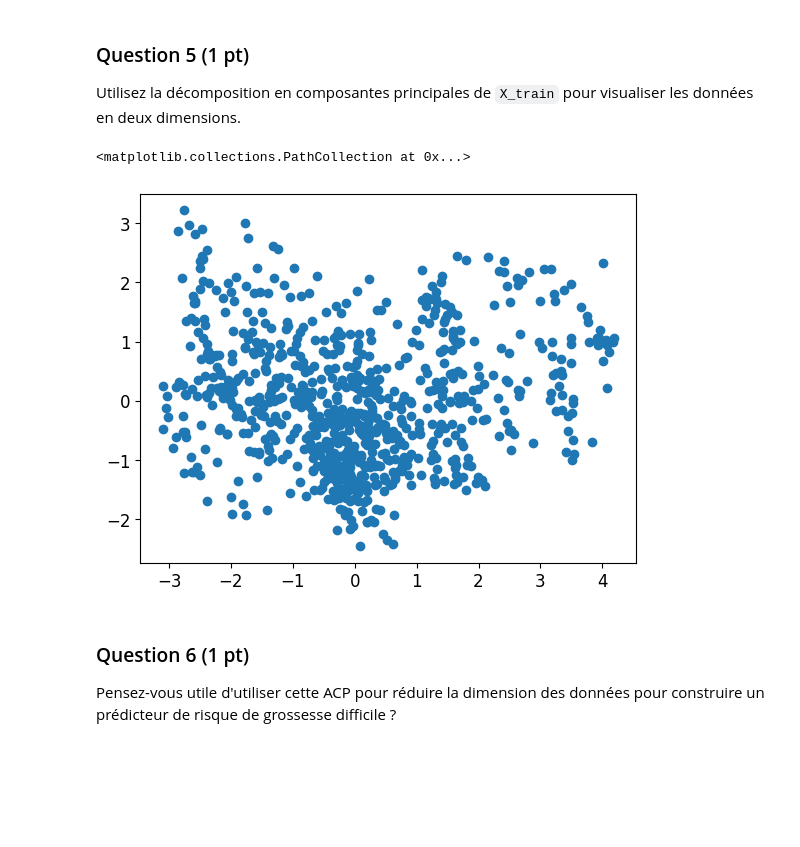
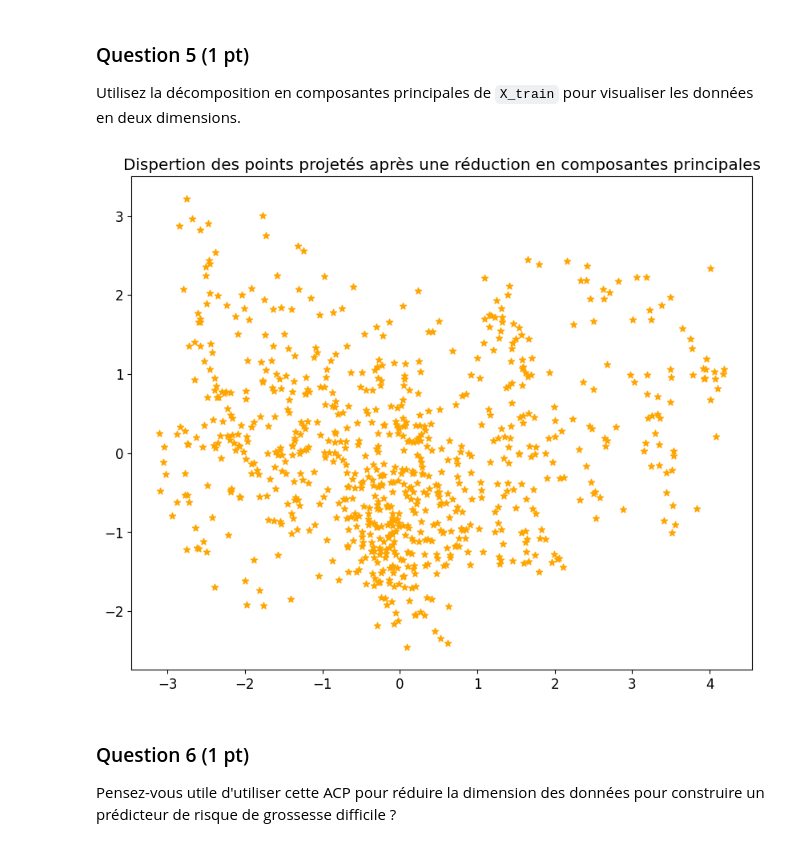
Before and after one commit to zephyrderiviere/projet-SDD, a Jupyter notebook: Projet.ipynb, the cells around one changed output. Saved outputs shown, nothing was run; the diff lists cells and outputs as text; code cells hidden in the pictures; blank space fills up the shorter version.

```diff
--- a/Projet.ipynb
+++ b/Projet.ipynb
@@ -121,10 +121,12 @@ pca_train = decomposition.PCA(n_components=2)
 pca_train.fit(X_train_scaled)
 X_train_projected = pca_train.transform(X_train_scaled)
 # %%
-plt.scatter(X_train_projected[:, 0], X_train_projected[:, 1])
+plt.figure(figsize=(10, 8))
+plt.scatter(X_train_projected[:, 0], X_train_projected[:, 1], color='orange', marker='*')
+plt.title("Dispertion des points projetés après une réduction en composantes principales")
+plt.show()
 # %% [output]
-<matplotlib.collections.PathCollection at 0x...>
-[figure, old version]
+[figure, new version]
 # %% [markdown]
 ### Question 6 (1 pt)
 Pensez-vous utile d'utiliser cette ACP pour réduire la dimension des données pour construire un prédicteur de risque de grossesse difficile ?
```
Also changed, not shown: parts of 3 cells of this notebook.
